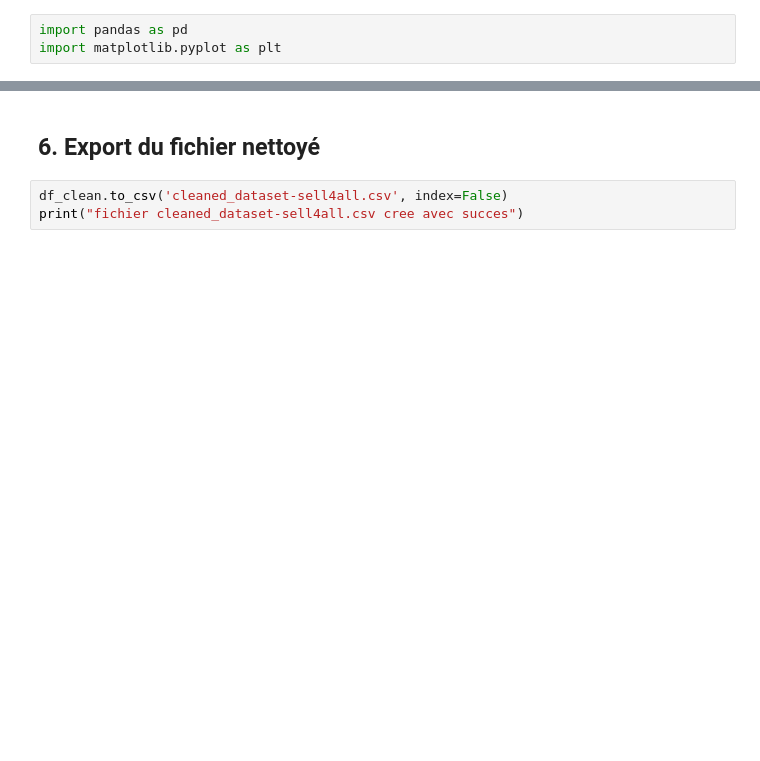
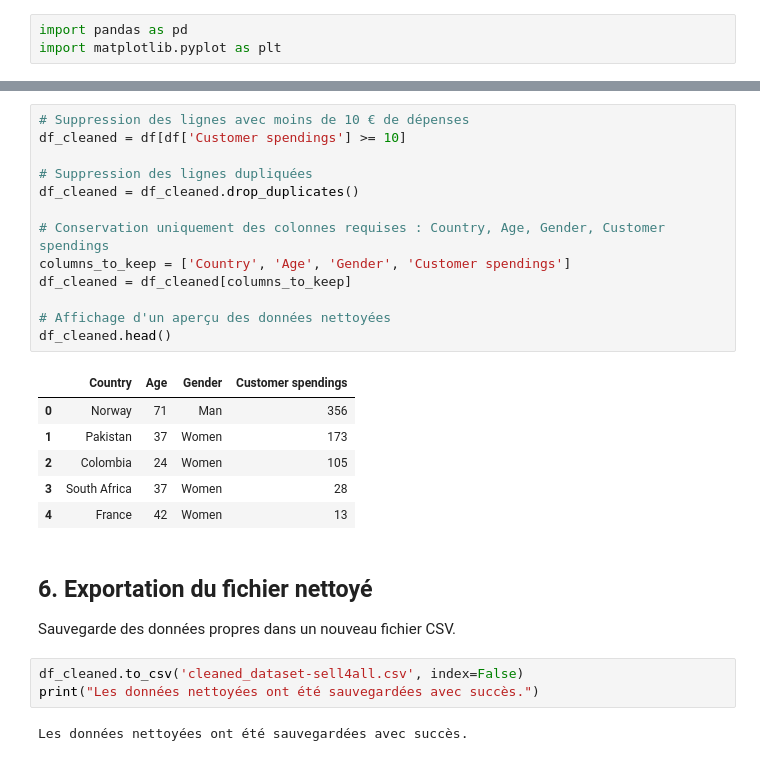
Before and after one commit to farahgh12/sell4all-exploration-donnees, a Jupyter notebook: sell4all_exploration.ipynb, the cells around one changed output, grey strips where cells are left out. Cells and saved outputs as stored; diff of their text form; blank space fills up the shorter version.

```diff
--- a/sell4all_exploration.ipynb
+++ b/sell4all_exploration.ipynb
@@ -94,5 +125,28 @@ print("lignes apres nettoyage :", len(df_clean))
+# %%
+# Suppression des lignes avec moins de 10 € de dépenses
+df_cleaned = df[df['Customer spendings'] >= 10]
+
+# Suppression des lignes dupliquées
+df_cleaned = df_cleaned.drop_duplicates()
+
+# Conservation uniquement des colonnes requises : Country, Age, Gender, Customer spendings
+columns_to_keep = ['Country', 'Age', 'Gender', 'Customer spendings']
+df_cleaned = df_cleaned[columns_to_keep]
+
+# Affichage d'un aperçu des données nettoyées
+df_cleaned.head()
+# %% [output]
+|  | Country | Age | Gender | Customer spendings |
+| 0 | Norway | 71 | Man | 356 |
+| 1 | Pakistan | 37 | Women | 173 |
+| 2 | Colombia | 24 | Women | 105 |
+| 3 | South Africa | 37 | Women | 28 |
+| 4 | France | 42 | Women | 13 |
 # %% [markdown]
-## 6. Export du fichier nettoyé
+## 6. Exportation du fichier nettoyé
+Sauvegarde des données propres dans un nouveau fichier CSV.
 # %%
-df_clean.to_csv('cleaned_dataset-sell4all.csv', index=False)
-print("fichier cleaned_dataset-sell4all.csv cree avec succes")
+df_cleaned.to_csv('cleaned_dataset-sell4all.csv', index=False)
+print("Les données nettoyées ont été sauvegardées avec succès.")
+# %% [output]
+Les données nettoyées ont été sauvegardées avec succès.
```
Also changed, not shown: parts of 21 cells of this notebook, 1 other file.
